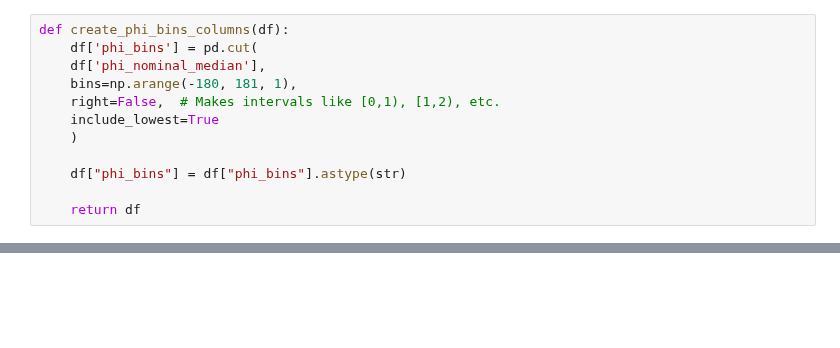
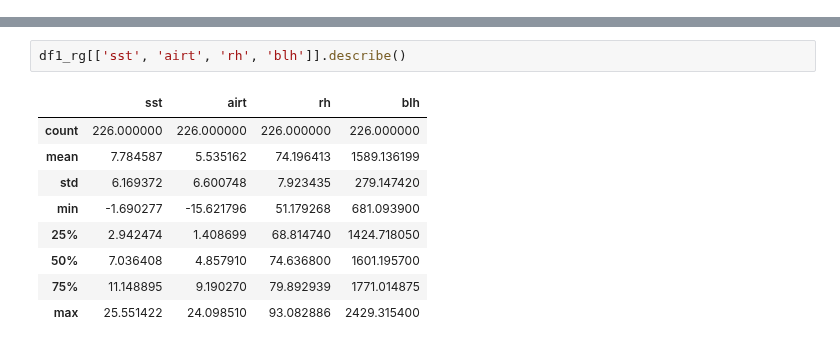
Before and after one commit to guin0x/msc-thesis, a Jupyter notebook: notebooks/last_notebook.ipynb, the cells around one changed output, grey strips where cells are left out. Drawn from its saved outputs; the diff is of its cells as text; blank space fills up the shorter version.

```diff
--- a/notebooks/last_notebook.ipynb
+++ b/notebooks/last_notebook.ipynb
@@ -71,12 +17,0 @@ k_values = df1r['k_values'].iloc[k_values_idx]
-# %%
-def create_phi_bins_columns(df):
-    df['phi_bins'] = pd.cut(
-    df['phi_nominal_median'],
-    bins=np.arange(-180, 181, 1),
-    right=False,  # Makes intervals like [0,1), [1,2), etc.
-    include_lowest=True
-    )
-
-    df["phi_bins"] = df["phi_bins"].astype(str)
-
-    return df
@@ -127,0 +96,12 @@ plt.show()
+# %%
+df1_rg[['sst', 'airt', 'rh', 'blh']].describe()
+# %% [output]
+|  | sst | airt | rh | blh |
+| count | 226.000000 | 226.000000 | 226.000000 | 226.000000 |
+| mean | 7.784587 | 5.535162 | 74.196413 | 1589.136199 |
+| std | 6.169372 | 6.600748 | 7.923435 | 279.147420 |
+| min | -1.690277 | -15.621796 | 51.179268 | 681.093900 |
+| 25% | 2.942474 | 1.408699 | 68.814740 | 1424.718050 |
+| 50% | 7.036408 | 4.857910 | 74.636800 | 1601.195700 |
+| 75% | 11.148895 | 9.190270 | 79.892939 | 1771.014875 |
+| max | 25.551422 | 24.098510 | 93.082886 | 2429.315400 |
```
Also changed, not shown: parts of 23 cells of this notebook, 2 other files.
